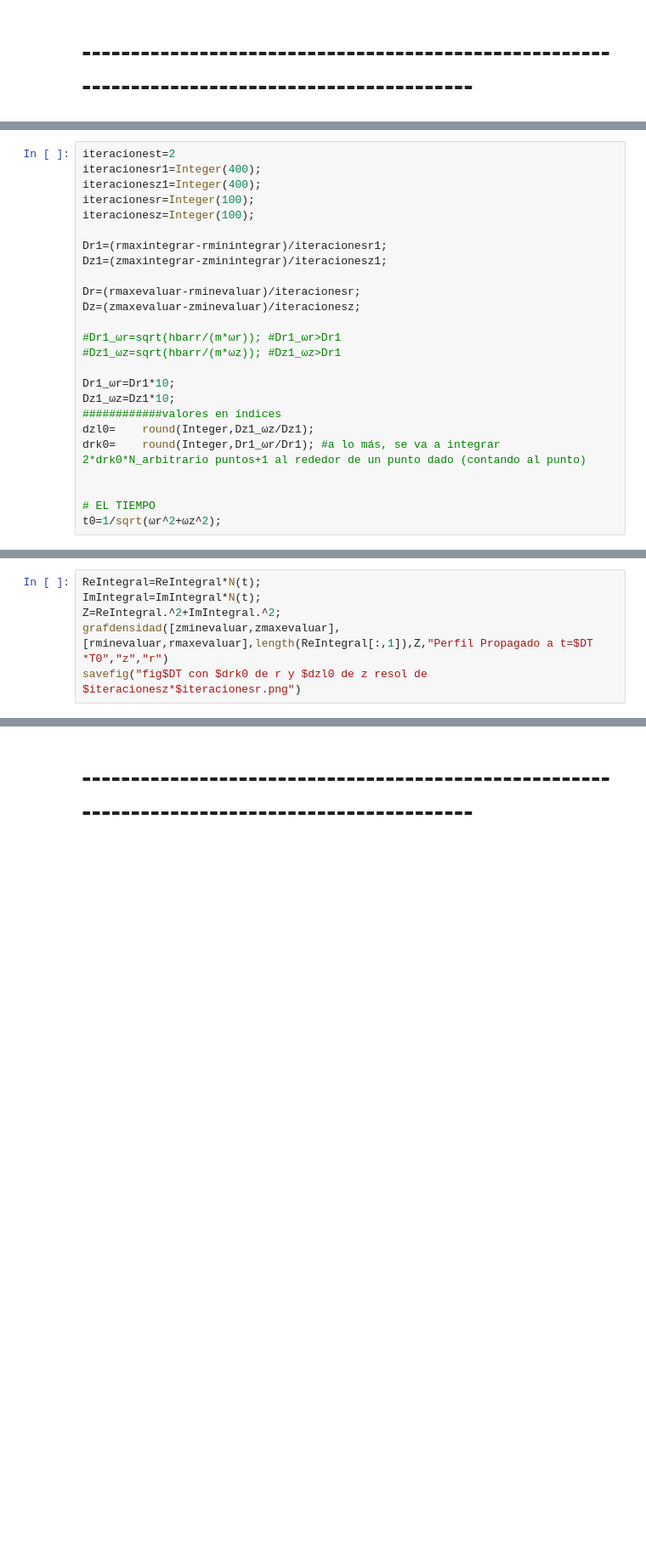
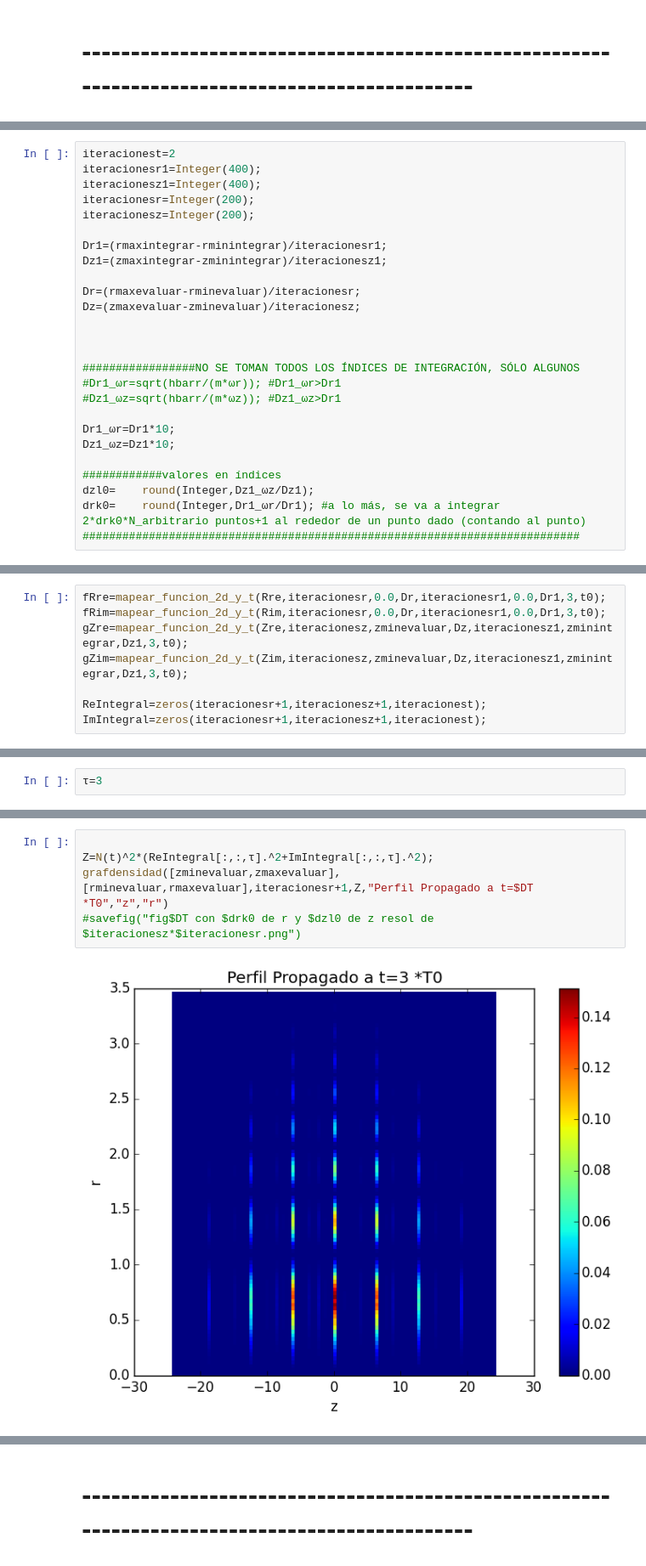
Before and after one commit to ealba/INTEGRALES, a Jupyter notebook: IntegralesBurdas5.1.ipynb, the cells around one changed output, grey strips where cells are left out. Shown: that part at 85% size. Drawn from its saved outputs; the diff is of its cells as text; blank space fills up the shorter version.

Commit message:
automatización del tiempo

```diff
--- a/IntegralesBurdas5.1.ipynb
+++ b/IntegralesBurdas5.1.ipynb
@@ -148,8 +183,8 @@ indicializar_arriba (generic function with 1 method)
 iteracionest=2
 iteracionesr1=Integer(400);
 iteracionesz1=Integer(400);
-iteracionesr=Integer(100);
-iteracionesz=Integer(100);
+iteracionesr=Integer(200);
+iteracionesz=Integer(200);
 
 Dr1=(rmaxintegrar-rminintegrar)/iteracionesr1;
 Dz1=(zmaxintegrar-zminintegrar)/iteracionesz1;
@@ -157,15 +192,16 @@ Dz1=(zmaxintegrar-zminintegrar)/iteracionesz1;
 Dr=(rmaxevaluar-rminevaluar)/iteracionesr;
 Dz=(zmaxevaluar-zminevaluar)/iteracionesz;
 
+
+
+#################NO SE TOMAN TODOS LOS ÍNDICES DE INTEGRACIÓN, SÓLO ALGUNOS
 #Dr1_ωr=sqrt(hbarr/(m*ωr)); #Dr1_ωr>Dr1
 #Dz1_ωz=sqrt(hbarr/(m*ωz)); #Dz1_ωz>Dr1
 
 Dr1_ωr=Dr1*10;
 Dz1_ωz=Dz1*10;
+
 ############valores en índices
 dzl0=    round(Integer,Dz1_ωz/Dz1);
 drk0=    round(Integer,Dr1_ωr/Dr1); #a lo más, se va a integrar 2*drk0*N_arbitrario puntos+1 al rededor de un punto dado (contando al punto)
-
-
-# EL TIEMPO
-t0=1/sqrt(ωr^2+ωz^2);
+###########################################################################
@@ -261 +210,9 @@ Dz1_ωz
+# %%
+fRre=mapear_funcion_2d_y_t(Rre,iteracionesr,0.0,Dr,iteracionesr1,0.0,Dr1,3,t0);
+fRim=mapear_funcion_2d_y_t(Rim,iteracionesr,0.0,Dr,iteracionesr1,0.0,Dr1,3,t0);
+gZre=mapear_funcion_2d_y_t(Zre,iteracionesz,zminevaluar,Dz,iteracionesz1,zminintegrar,Dz1,3,t0);
+gZim=mapear_funcion_2d_y_t(Zim,iteracionesz,zminevaluar,Dz,iteracionesz1,zminintegrar,Dz1,3,t0);
+
+ReIntegral=zeros(iteracionesr+1,iteracionesz+1,iteracionest);
+ImIntegral=zeros(iteracionesr+1,iteracionesz+1,iteracionest);
 # %%
@@ -335,0 +313,2 @@ toc()
+# %%
+τ=3
@@ -336,6 +317,7 @@ toc()
 # %%
-ReIntegral=ReIntegral*N(t);
-ImIntegral=ImIntegral*N(t);
-Z=ReIntegral.^2+ImIntegral.^2;
-grafdensidad([zminevaluar,zmaxevaluar],[rminevaluar,rmaxevaluar],length(ReIntegral[:,1]),Z,"Perfil Propagado a t=$DT *T0","z","r")
-savefig("fig$DT con $drk0 de r y $dzl0 de z resol de $iteracionesz*$iteracionesr.png")
+
+Z=N(t)^2*(ReIntegral[:,:,τ].^2+ImIntegral[:,:,τ].^2);
+grafdensidad([zminevaluar,zmaxevaluar],[rminevaluar,rmaxevaluar],iteracionesr+1,Z,"Perfil Propagado a t=$DT *T0","z","r")
+#savefig("fig$DT con $drk0 de r y $dzl0 de z resol de $iteracionesz*$iteracionesr.png")
+# %% [output]
+[figure, added]
```
Also changed, not shown: parts of 25 cells of this notebook.
